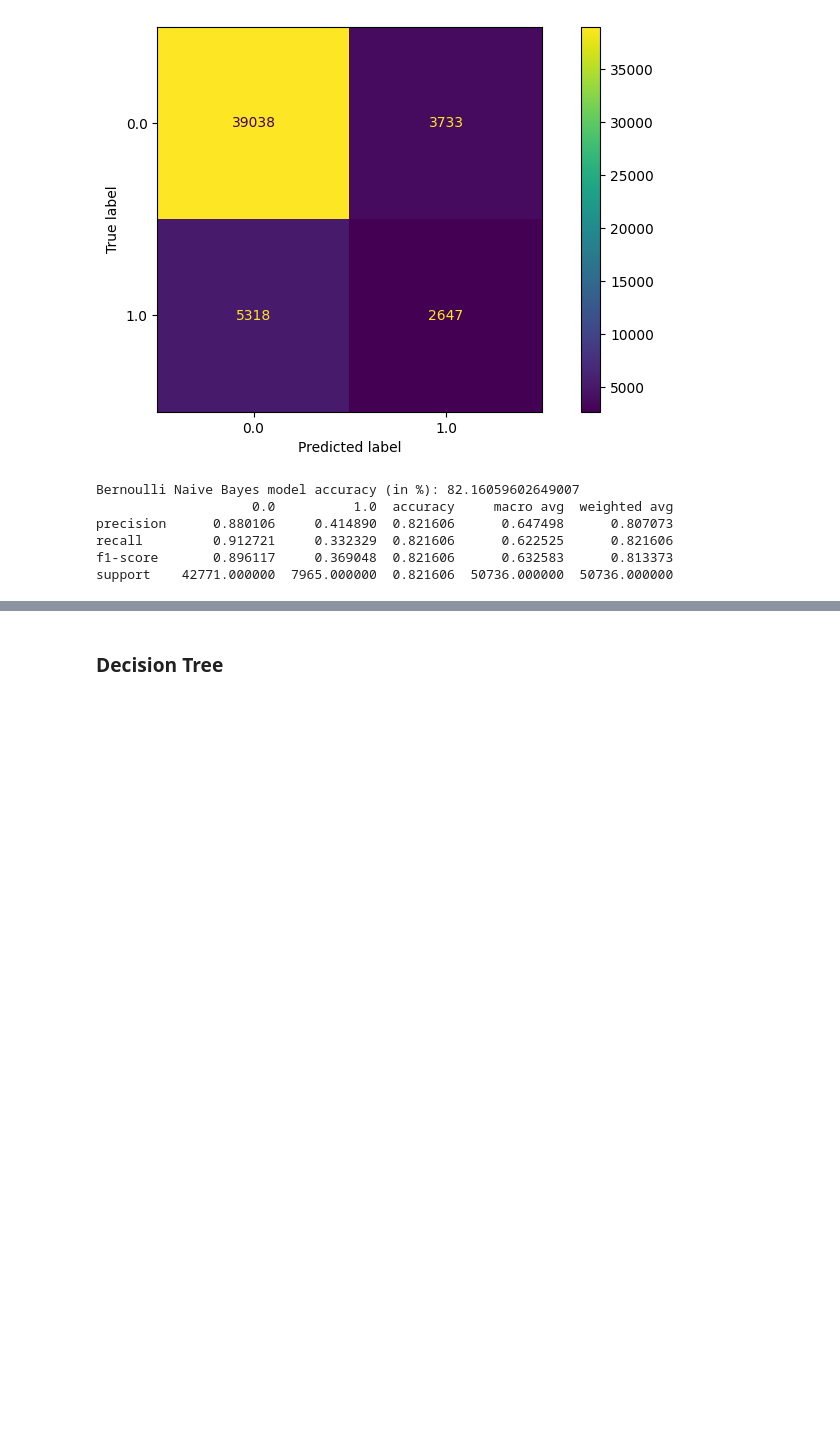
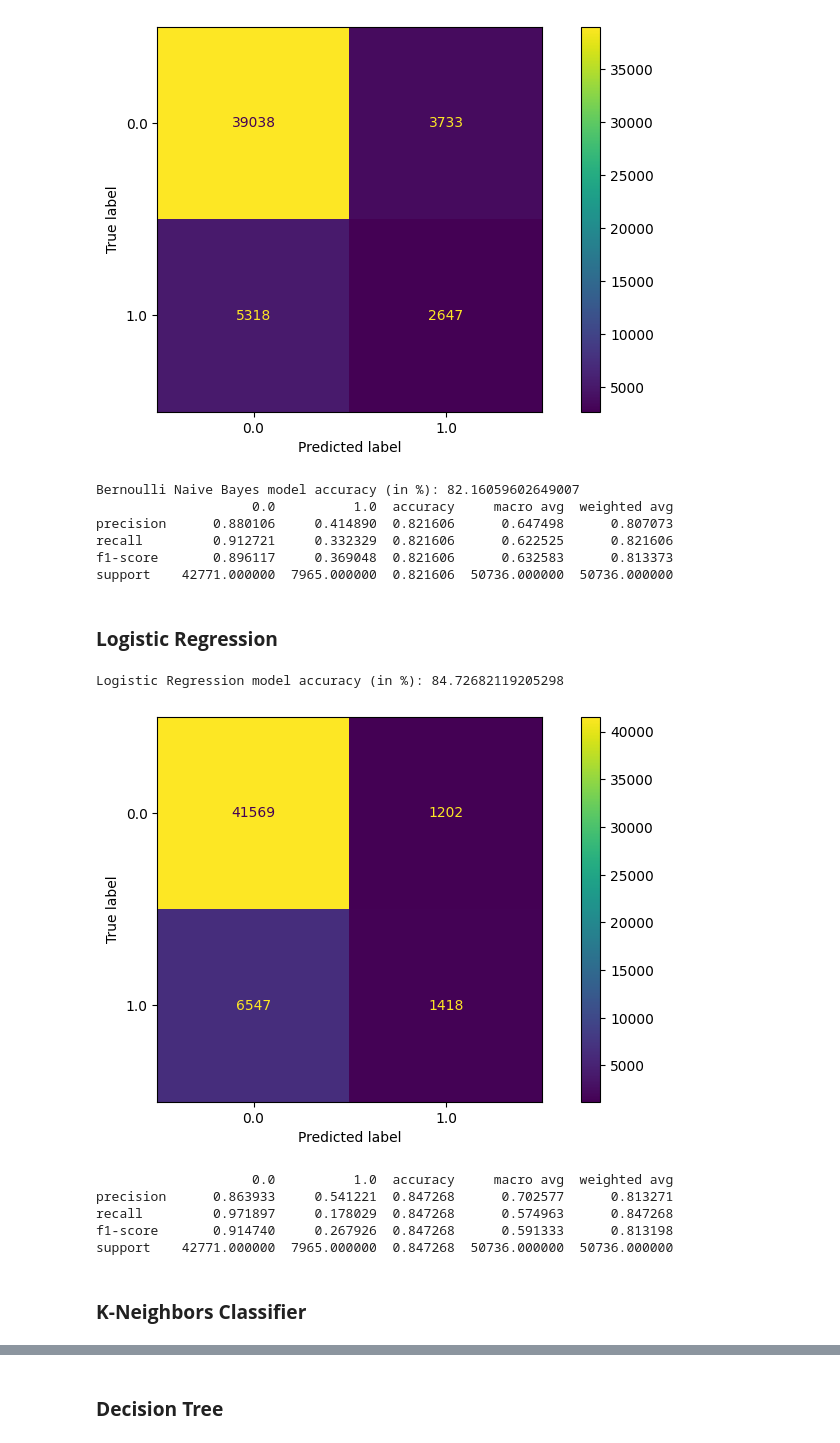
Before and after one commit to Pabasaraa/Diabetes_prediction-DL, a Jupyter notebook: DL_supervisedLearning.ipynb, the cells around one changed output, grey strips where cells are left out. Cells and saved outputs as stored; diff of their text form; code cells hidden in the pictures; blank space fills up the shorter version.

Commit message:
trained the prediction model using logistic regression

```diff
--- a/DL_supervisedLearning.ipynb
+++ b/DL_supervisedLearning.ipynb
@@ -223,3 +165,56 @@ precision      0.880106     0.414890  0.821606      0.647498      0.807073
 recall         0.912721     0.332329  0.821606      0.622525      0.821606
 f1-score       0.896117     0.369048  0.821606      0.632583      0.813373
 support    42771.000000  7965.000000  0.821606  50736.000000  50736.000000
+# %% [markdown]
+### **Logistic Regression**
+# %%
+def logisticregression():
+    from sklearn.preprocessing import StandardScaler
+    from sklearn.metrics import confusion_matrix, classification_report
+    from sklearn.linear_model import LogisticRegression
+
+    global x_train, x_test
+
+    # Standardize the features using StandardScaler
+    scaler = StandardScaler()
+    scale = scaler.fit(x_train)
+    x_train = scale.transform(x_train)
+    x_test = scale.transform(x_test)
+
+    # Instantiate the Logistic Regression classifier
+    logreg = LogisticRegression()
+
+    # Train the classifier on the standardized training data
+    logreg.fit(x_train, y_train)
+
+    # Predict the target variable on the standardized test data
+    y_pred = logreg.predict(x_test)
+
+    from sklearn import metrics
+    # Display the accuracy of the Logistic Regression model
+    print("Logistic Regression model accuracy (in %):", metrics.accuracy_score(y_test, y_pred) * 100)
+
+    # Display confusion matrix
+    confusion_matrix(y_test, y_pred)
+
+    # Compute confusion matrix and display it using ConfusionMatrixDisplay
+    cm = confusion_matrix(y_test, y_pred, labels=logreg.classes_)
+    disp = ConfusionMatrixDisplay(confusion_matrix=cm, display_labels=logreg.classes_)
+    disp.plot()
+    plt.show()
+
+    # Display classification report
+    report = pd.DataFrame(classification_report(y_test, y_pred, output_dict=True))
+    print(report)
+
+logisticregression()
+# %% [output]
+Logistic Regression model accuracy (in %): 84.72682119205298
+[figure, added]
+                    0.0          1.0  accuracy     macro avg  weighted avg
+precision      0.863933     0.541221  0.847268      0.702577      0.813271
+recall         0.971897     0.178029  0.847268      0.574963      0.847268
+f1-score       0.914740     0.267926  0.847268      0.591333      0.813198
+support    42771.000000  7965.000000  0.847268  50736.000000  50736.000000
+# %% [markdown]
+### **K-Neighbors Classifier**
```
Also changed, not shown: parts of 15 cells of this notebook.
